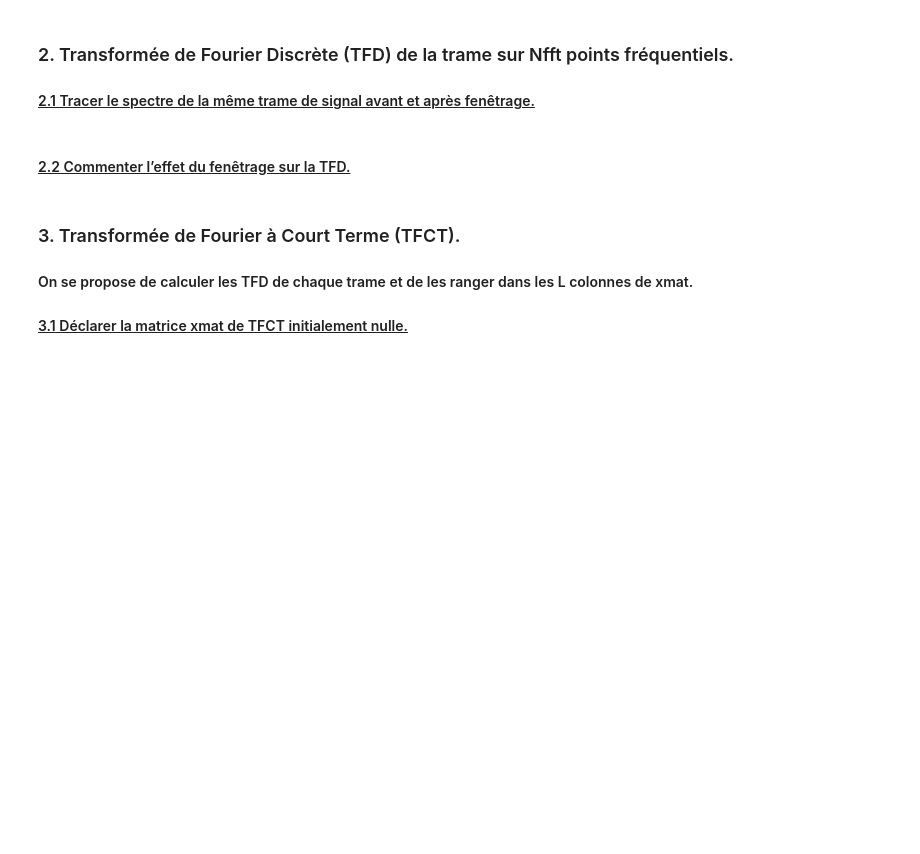
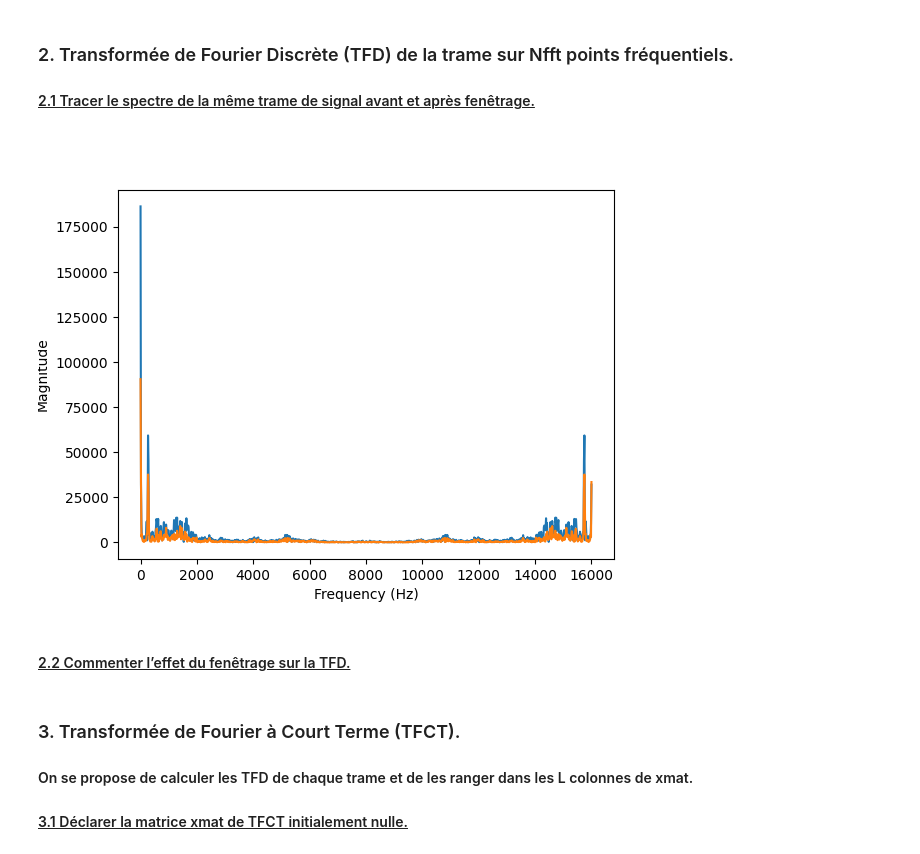
Before and after one commit to SharaineMALARVIJY/S1_Traitement_du_son, a Jupyter notebook: TP2/TP2_Son1.ipynb, the cells around one changed output. Drawn from its saved outputs; the diff is of its cells as text; code cells hidden in the pictures; blank space fills up the shorter version.

```diff
--- a/TP2/TP2_Son1.ipynb
+++ b/TP2/TP2_Son1.ipynb
@@ -79,13 +114,19 @@ plt.show()
 ### 2. Transformée de Fourier Discrète (TFD) de la trame sur Nfft points fréquentiels.
 #### <u>2.1 Tracer le spectre de la même trame de signal avant et après fenêtrage.
 # %%
-# À compléter
-trame_fft = np.fft.fft(...)
-trame_fen_fft = np.fft.fft(...)
-freq_vect=np.linspace(...)
+trame_fft = np.fft.fft(trame)
+trame_fen_fft = np.fft.fft(trame_fen)
+Nfft = len(trame_fft)
+freq_vect=np.linspace(0, Fs, Nfft)
+# freq_vect = np.fft.fftfreq(len(trame), d=1/Fs)
 plt.figure()
 plt.plot(freq_vect,np.abs(trame_fft))
 plt.plot(freq_vect,np.abs(trame_fen_fft))
+plt.xlabel("Frequency (Hz)")
+plt.ylabel("Magnitude")
+plt.show()
+# %% [output]
+[figure, added]
 # %% [markdown]
 #### <u>2.2 Commenter l’effet du fenêtrage sur la TFD.
 # %%
```
Also changed, not shown: parts of 21 cells of this notebook.
